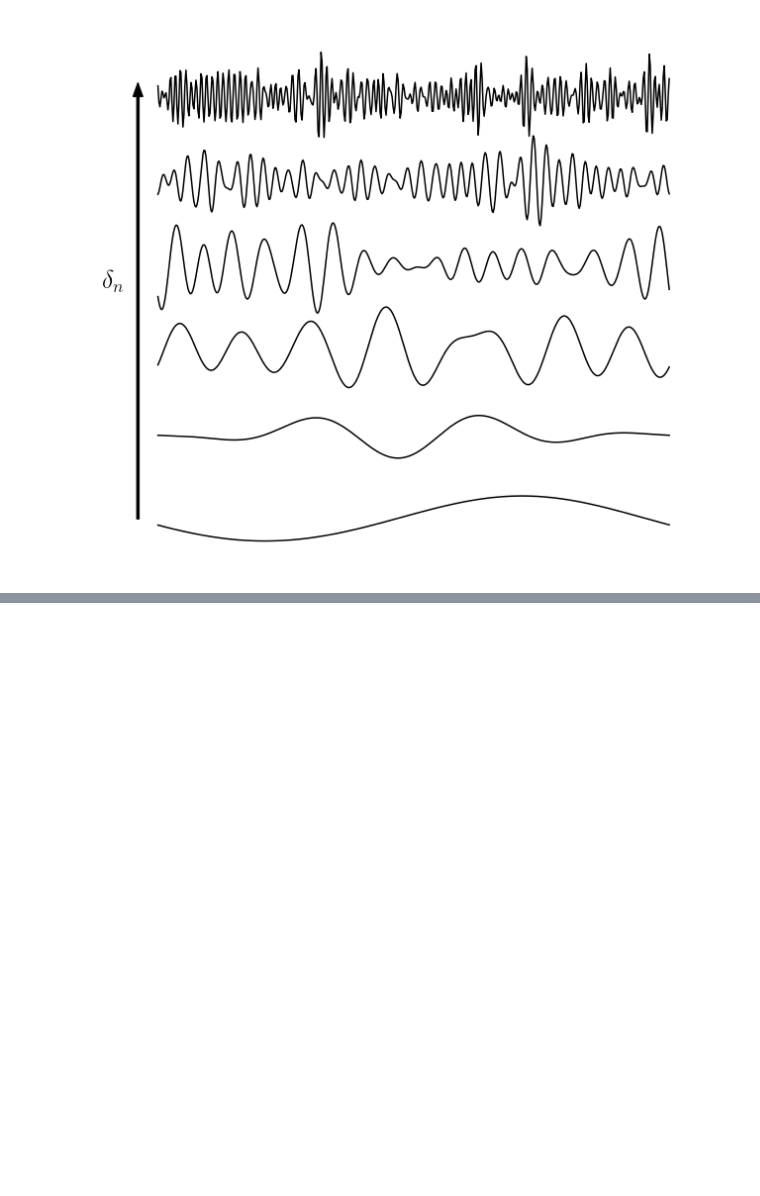
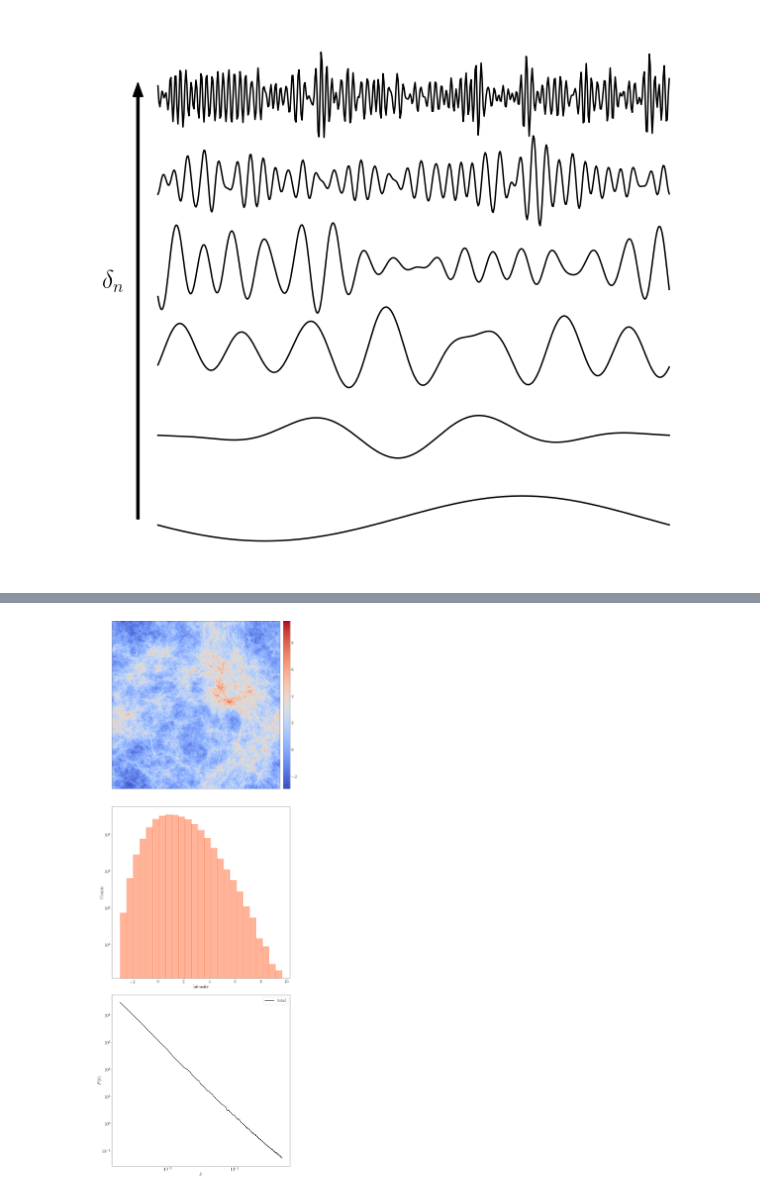
Before and after one commit to hoangducthuong/notebooks, a Jupyter notebook: cascade_letter.ipynb, the cells around one changed output, grey strips where cells are left out. Saved outputs shown, nothing was run; the diff lists cells and outputs as text; code cells hidden in the pictures; blank space fills up the shorter version.

```diff
--- a/cascade_letter.ipynb
+++ b/cascade_letter.ipynb
@@ -197,0 +220,45 @@ imshow(wt[8,0,:,:].real)
+# %%
+total = fbm + mfrac/11.
+#total = imsmooth(fbm + mfrac/11.,2.)+0.5*fbm2d(0.,512,512)
+
+#PDF
+histo, edges = np.histogram(total,bins=nbins)
+
+#Power spectrum
+tab_k, spec_k_total = powspec(total)
+
+plt.rc('font', **{'family': 'serif', 'size': 24})
+figure(figsize(15,42))
+subplot(3,1,1)
+im = imshow(total,cmap=cmap,origin='lower')
+xticks([])
+yticks([])
+divider = make_axes_locatable(plt.gca())
+cax = divider.append_axes("right", "4%", pad="2%")
+colorbar(im, cax=cax)
+
+subplot(3,1,2)
+plt.bar(edges[:-1], histo, width=np.diff(edges), align="edge",\
+        edgecolor='#FF4500',facecolor='#FF4500',alpha=0.4,\
+        label= r'total')
+plt.yscale('log')
+plt.xticks(fontsize=fontsize)
+plt.yticks(fontsize=fontsize)
+plt.xlabel(r'Intensity',fontsize=fontsize)
+plt.ylabel(r'Counts',fontsize=fontsize)
+
+subplot(3,1,3)
+plt.plot(tab_k, spec_k_total, color='black',label=r'total')
+plt.xscale('log')
+plt.yscale('log')
+plt.xlabel(r'$k$',fontsize=fontsize)
+plt.ylabel(r'$P(k)$',fontsize=fontsize)
+plt.xticks(fontsize=fontsize)
+plt.yticks(fontsize=fontsize)
+plt.legend(fontsize=fontsize)
+
+plt.tight_layout()
+
+plt.savefig(figpath+'pow_spec_total.pdf',dpi=150,bbox_inches='tight')
+# %% [output]
+[figure, added]
```
Also changed, not shown: parts of 6 cells of this notebook.
